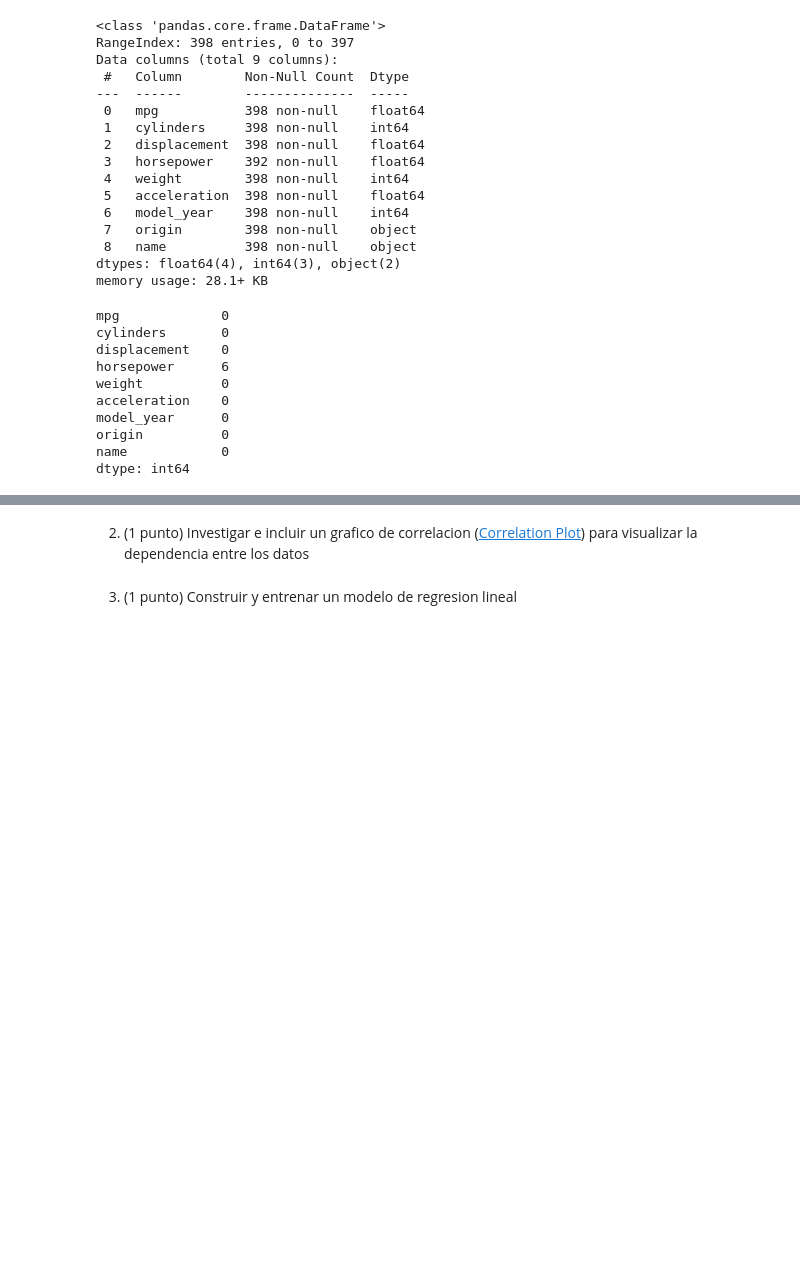
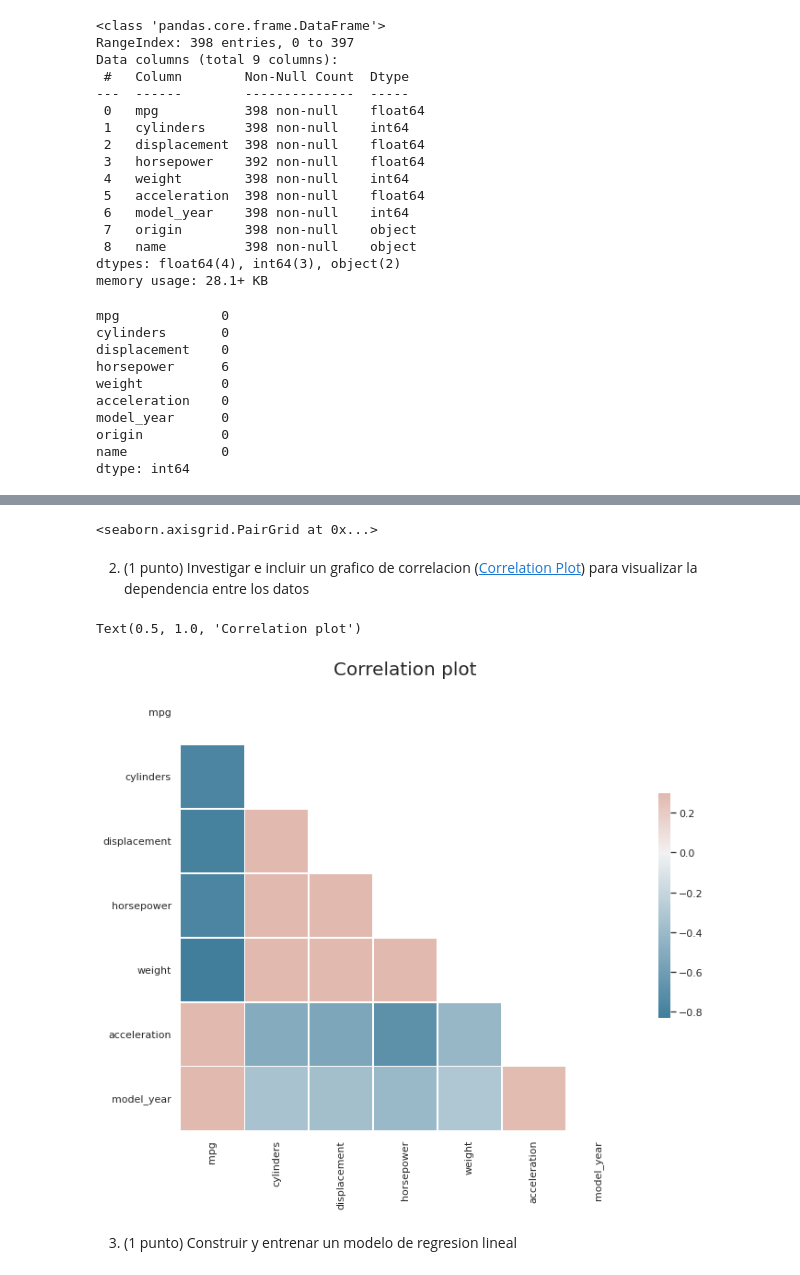
Before and after one commit to Cordero27/Minor-Machine-Learning, a Jupyter notebook: S07-Linear-Models/Tarea_regresion_lineal.ipynb, the cells around one changed output, grey strips where cells are left out. Drawn from its saved outputs; the diff is of its cells as text; code cells hidden in the pictures; blank space fills up the shorter version.

```diff
--- a/S07-Linear-Models/Tarea_regresion_lineal.ipynb
+++ b/S07-Linear-Models/Tarea_regresion_lineal.ipynb
@@ -78,5 +95,32 @@ g.map(sns.scatterplot)
+# %%
+#Dibujamos los gráficos de dispersión (se evita dibujar el triangulo superior derecho para no repertir gráficas alivianar la carga al procesador)
+graph = sns.PairGrid(mpgWONA, hue="origin", palette="muted", aspect=.75, corner=True)
+graph.map(sns.scatterplot)
+graph.add_legend()
+# %% [output]
+<seaborn.axisgrid.PairGrid at 0x...>
 # %% [markdown]
 2) (1 punto) Investigar e incluir un grafico de correlacion ([Correlation Plot](https://seaborn.pydata.org/examples/many_pairwise_correlations.html)) para visualizar la dependencia entre los datos
+# %%
+# Construimos la matriz de correlacion
+corr = mpgWONA.corr()
+
+#Creamos una "mascara" para ocultar el triangulo superior derecho, el cual repite las gráficas del triangulo inferior izquierdo
+mask = np.triu(np.ones_like(corr, dtype=bool))
+
+# Definimos el tamaño del gráfico de la matriz
+f, ax = plt.subplots(figsize=(11, 9))
+
+# Creamos la paleta de colores del gráfico de la matriz
+cmap = sns.diverging_palette(230, 20, as_cmap=True)
+
+# Dibujamos el gráfico que contiene la matriz de correlación
+sns.heatmap(corr, mask=mask, cmap=cmap, vmax=.3, center=0,
+            square=True, linewidths=.5, cbar_kws={"shrink": .5})
+plt.title("Correlation plot", size=20)
+# %% [output]
+Text(0.5, 1.0, 'Correlation plot')
+[figure, added]
 # %% [markdown]
 3) (1 punto) Construir y entrenar un modelo de regresion lineal
 # %% [markdown]
```
Also changed, not shown: parts of 5 cells of this notebook.
